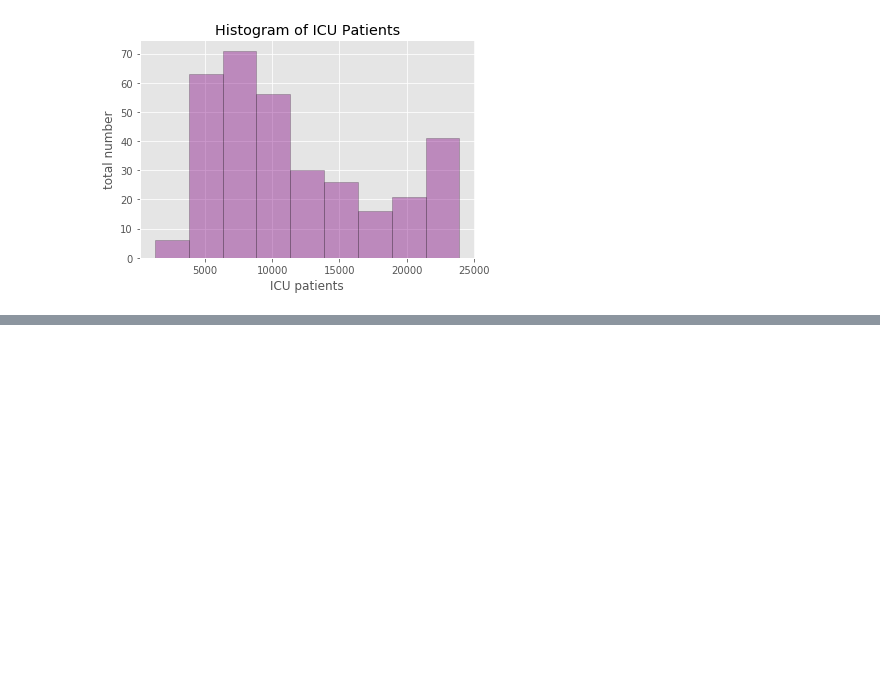
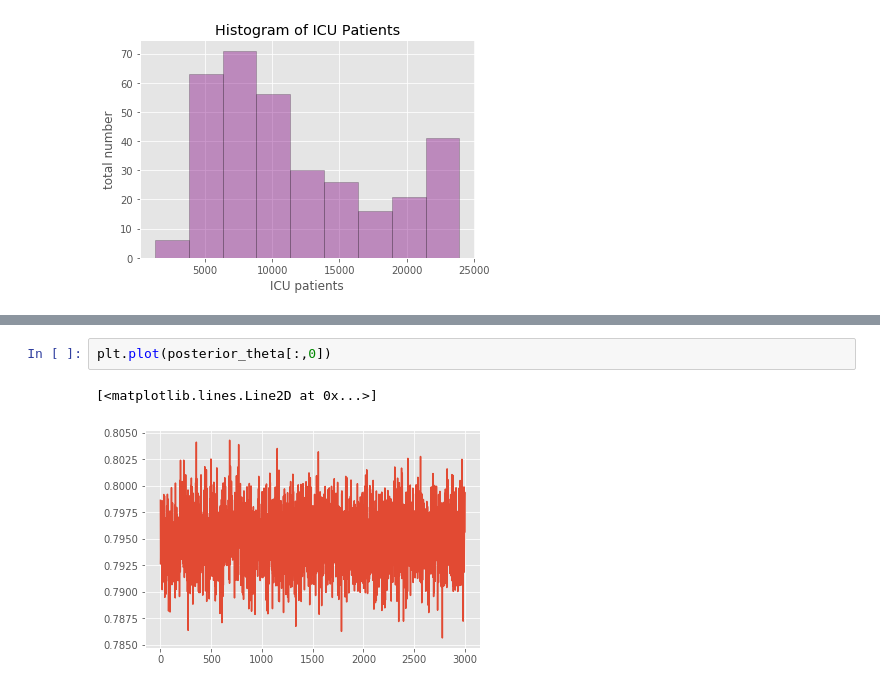
Before and after one commit to GerardoDiana/covid19-infection-rate, a Jupyter notebook: CovidCountModel2.ipynb, the cells around one changed output, grey strips where cells are left out. Cells and saved outputs as stored; diff of their text form; blank space fills up the shorter version.

```diff
--- a/CovidCountModel2.ipynb
+++ b/CovidCountModel2.ipynb
@@ -99,0 +216,5 @@ From this, I obtain the full conditionals:
+# %%
+plt.plot(posterior_theta[:,0])
+# %% [output]
+[<matplotlib.lines.Line2D at 0x...>]
+[figure, added]
```
Also changed, not shown: parts of 15 cells of this notebook, 1 other file.
